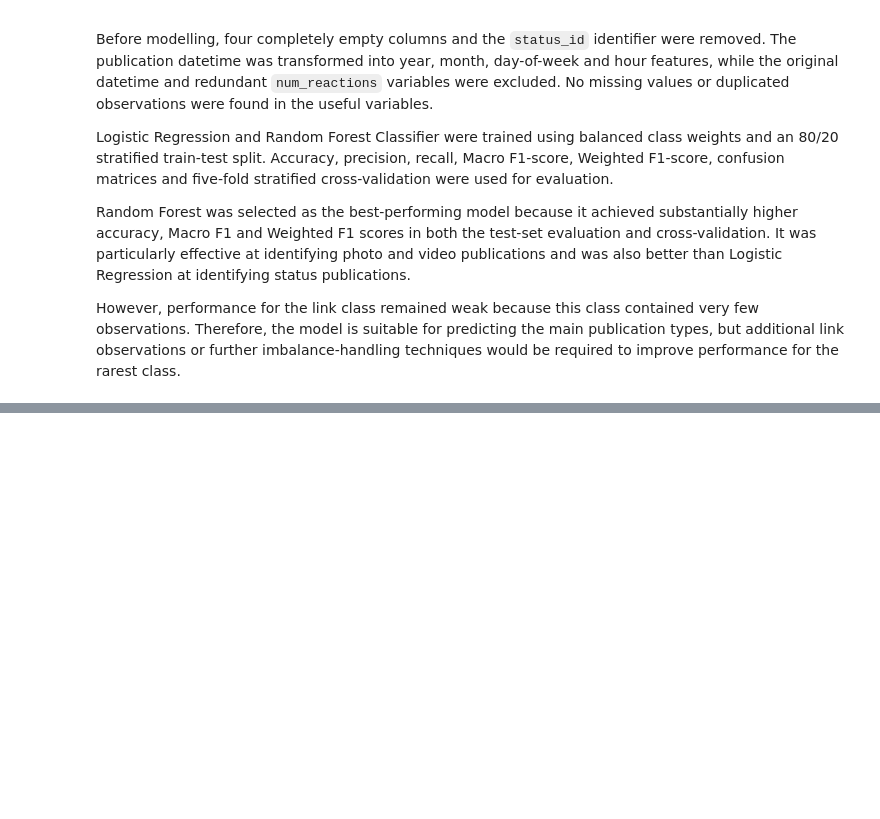
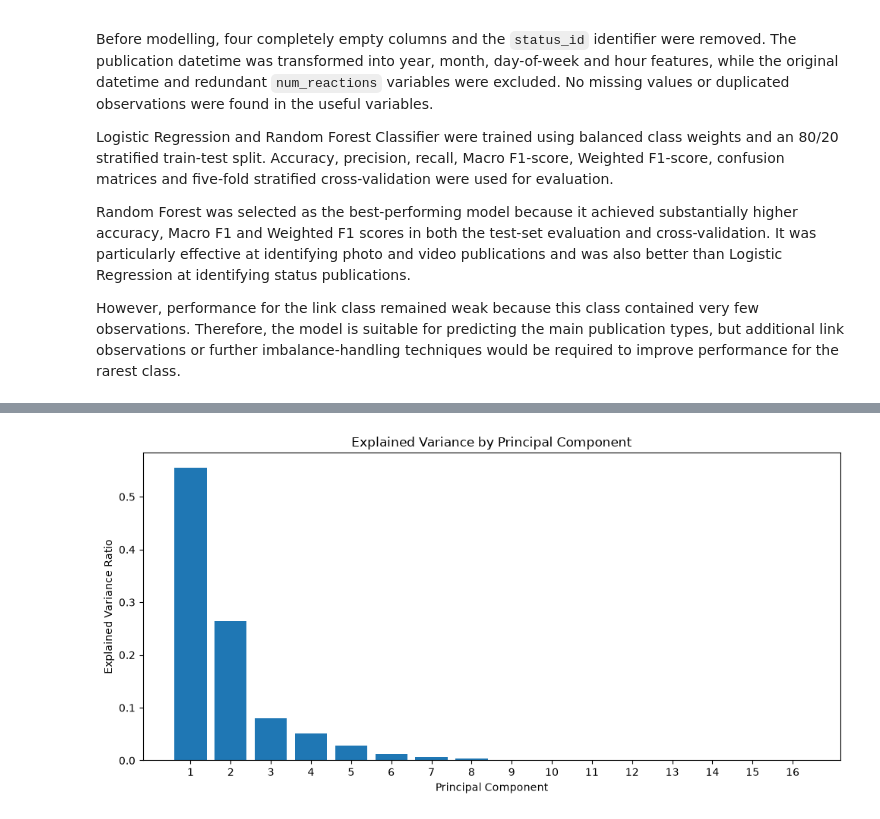
Before and after one commit to AmandaTFerraz/predictive-analytics-final-project, a Jupyter notebook: pda_finalproject.ipynb, the cells around one changed output, grey strips where cells are left out. Cells and saved outputs as stored; diff of their text form; code cells hidden in the pictures; blank space fills up the shorter version.

```diff
--- a/pda_finalproject.ipynb
+++ b/pda_finalproject.ipynb
@@ -1571,0 +1893,23 @@ However, performance for the link class remained weak because this class contain
+# %%
+full_pca = PCA()
+
+X_beans_full_pca = full_pca.fit_transform(
+    X_beans_scaled
+)
+
+component_numbers = np.arange(
+    1,
+    len(full_pca.explained_variance_ratio_) + 1
+)
+
+pca_variance_table = pd.DataFrame({
+    "Principal Component": component_numbers,
+    "Explained Variance Ratio":
+        full_pca.explained_variance_ratio_,
+    "Cumulative Explained Variance":
+        np.cumsum(
+            full_pca.explained_variance_ratio_
+        )
+})
+
+pca_variance_table.round(4)
@@ -1571,0 +1934,16 @@ However, performance for the link class remained weak because this class contain
+# %%
+plt.figure(figsize=(10, 5))
+
+plt.bar(
+    component_numbers,
+    full_pca.explained_variance_ratio_
+)
+
+plt.title("Explained Variance by Principal Component")
+plt.xlabel("Principal Component")
+plt.ylabel("Explained Variance Ratio")
+plt.xticks(component_numbers)
+plt.tight_layout()
+plt.show()
+# %% [output]
+[figure, added]
```
Also changed, not shown: parts of 43 cells of this notebook, 1 other file.
